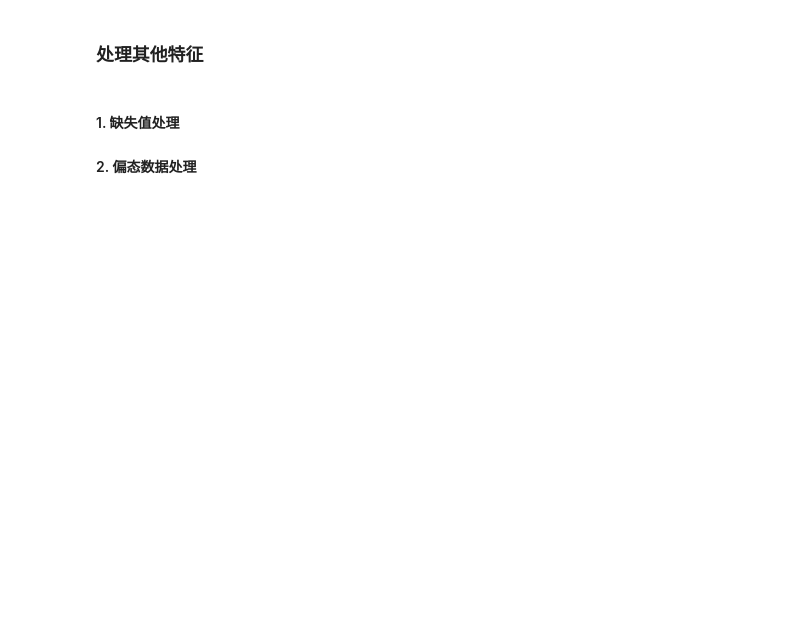
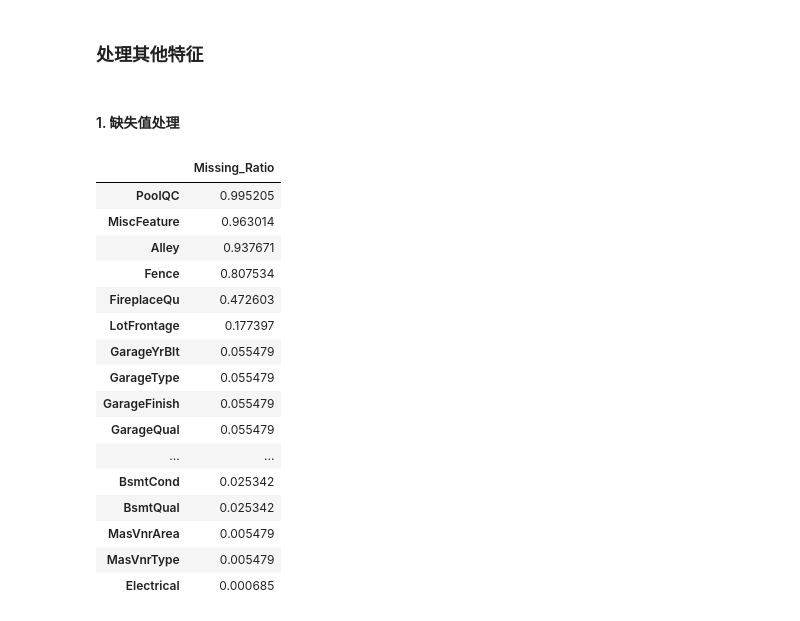
Before and after one commit to Arctanxy/learning_notes, a Jupyter notebook: project/kaggle/houseprice/HousePrice.ipynb, the cells around one changed output. Drawn from its saved outputs; the diff is of its cells as text; code cells hidden in the pictures; blank space fills up the shorter version.

```diff
--- a/project/kaggle/houseprice/HousePrice.ipynb
+++ b/project/kaggle/houseprice/HousePrice.ipynb
@@ -192,6 +192,26 @@ Name: ReferencePrice, dtype: int64
 ### 处理其他特征
 # %% [markdown]
 #### 1. 缺失值处理
-
-
-#### 2. 偏态数据处理
+# %%
+train_data_na = train_data.isnull().sum()/train_data.shape[0]
+train_data_na = train_data_na.drop(train_data_na[train_data_na==0].index).sort_values(ascending=False)
+missing_data = pd.DataFrame({'Missing_Ratio':train_data_na})
+missing_data
+# %% [output]
+|  | Missing_Ratio |
+| PoolQC | 0.995205 |
+| MiscFeature | 0.963014 |
+| Alley | 0.937671 |
+| Fence | 0.807534 |
+| FireplaceQu | 0.472603 |
+| LotFrontage | 0.177397 |
+| GarageYrBlt | 0.055479 |
+| GarageType | 0.055479 |
+| GarageFinish | 0.055479 |
+| GarageQual | 0.055479 |
+| ... | ... |
+| BsmtCond | 0.025342 |
+| BsmtQual | 0.025342 |
+| MasVnrArea | 0.005479 |
+| MasVnrType | 0.005479 |
+| Electrical | 0.000685 |
```
Also changed, not shown: parts of 16 cells of this notebook, 1 other file.
